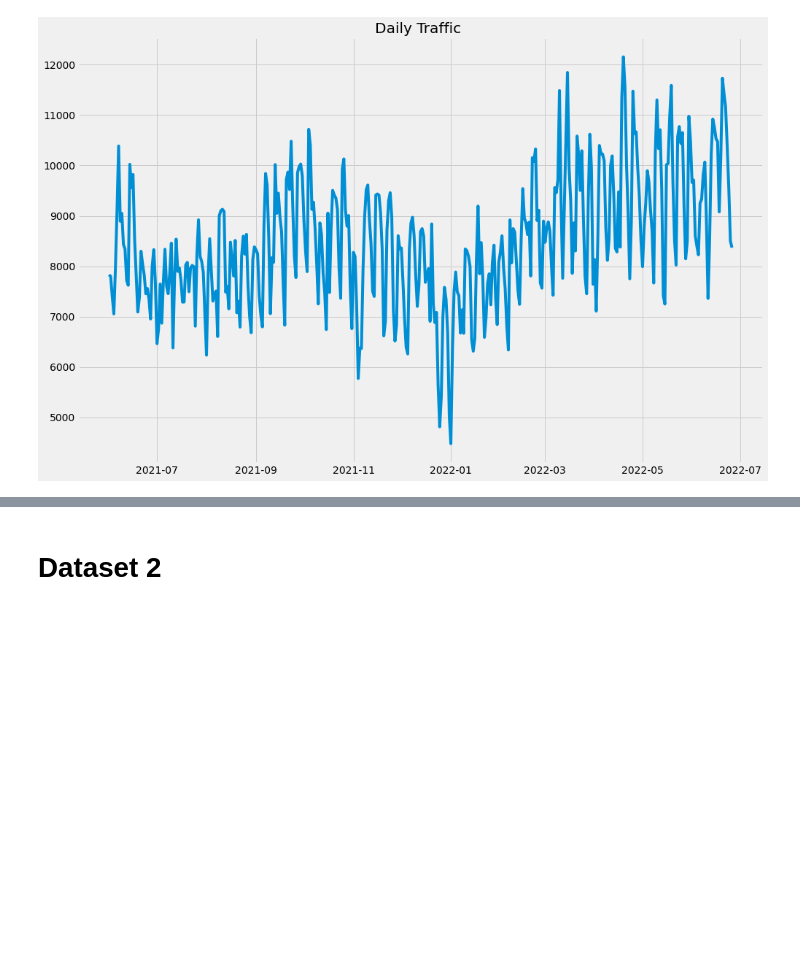
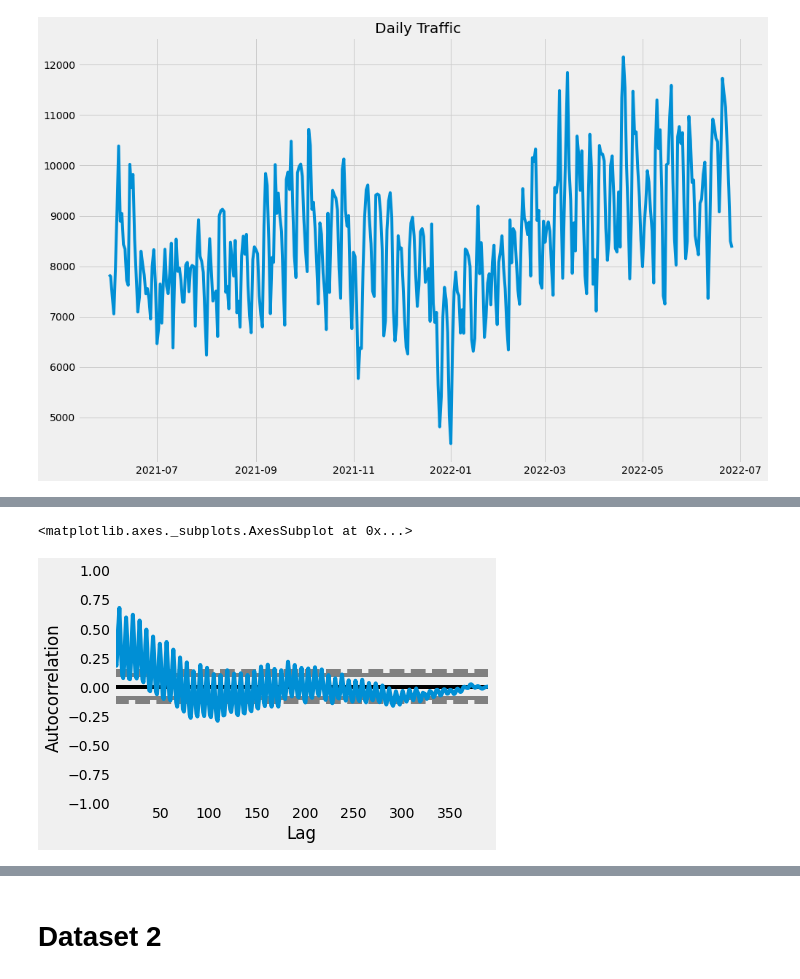
Before and after one commit to prathyuma-08/Website-Traffic-Forecasting, a Jupyter notebook: Website_traffic_forecasting.ipynb, the cells around one changed output, grey strips where cells are left out. Drawn from its saved outputs; the diff is of its cells as text; code cells hidden in the pictures; blank space fills up the shorter version.

```diff
--- a/Website_traffic_forecasting.ipynb
+++ b/Website_traffic_forecasting.ipynb
@@ -62,0 +75,11 @@ plt.show()
+# %%
+#Using the seasonal ARIMA to forecase traffic
+
+#d = 1 since the data is not stationary
+#p = 5
+#q = 2
+
+pd.plotting.autocorrelation_plot(df["Views"])
+# %% [output]
+<matplotlib.axes._subplots.AxesSubplot at 0x...>
+[figure, added]
```
Also changed, not shown: parts of 6 cells of this notebook.
